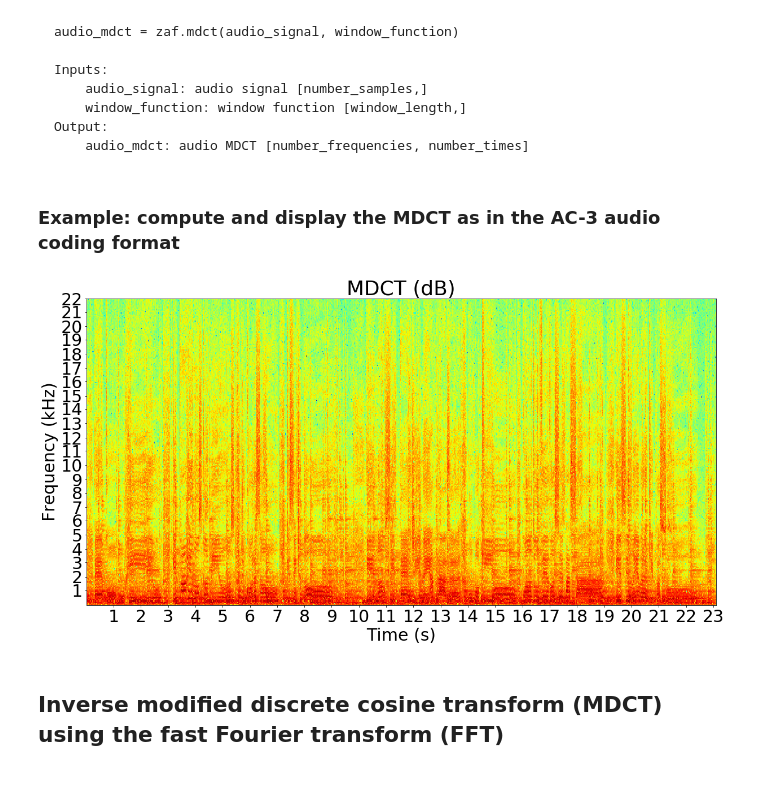
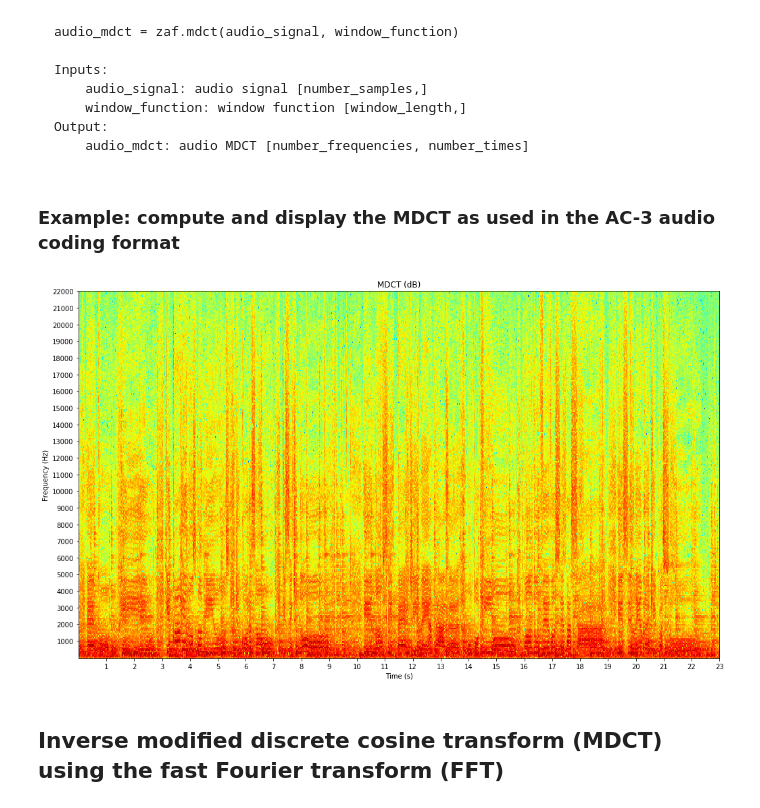
Before and after one commit to zafarrafii/Zaf-Python, a Jupyter notebook: examples.ipynb, the cells around one changed output. Saved outputs shown, nothing was run; the diff lists cells and outputs as text; code cells hidden in the pictures.

Commit message:
Finished mdct function and example.

````diff
--- a/examples.ipynb
+++ b/examples.ipynb
@@ -473,46 +473,37 @@ Output:
     audio_mdct: audio MDCT [number_frequencies, number_times]
 ```
 # %% [markdown]
-### Example: compute and display the MDCT as in the AC-3 audio coding format
+### Example: compute and display the MDCT as used in the AC-3 audio coding format
 # %%
 %matplotlib inline
 
-# Import modules
-import scipy.io.wavfile
+# Import the modules
 import numpy as np
-import z
+import zaf
 import matplotlib.pyplot as plt
 
-# Audio signal (normalized) averaged over its channels (expanded) and sample rate in Hz
-sample_rate, audio_signal = scipy.io.wavfile.read('audio_file.wav')
-audio_signal = audio_signal / (2.0**(audio_signal.itemsize*8-1))
+# Read the audio signal (normalized) with its sampling frequency in Hz, and average it over its channels
+audio_signal, sampling_frequency = zaf.wavread("audio_file.wav")
 audio_signal = np.mean(audio_signal, 1)
 
-# Kaiser-Bessel-derived (KBD) window as used in the AC-3 audio coding format
+# Compute the Kaiser-Bessel-derived (KBD) window as used in the AC-3 audio coding format
 window_length = 512
 alpha_value = 5
 window_function = np.kaiser(int(window_length/2)+1, alpha_value*np.pi)
 window_function2 = np.cumsum(window_function[1:int(window_length/2)])
 window_function = np.sqrt(np.concatenate((window_function2, window_function2[int(window_length/2)::-1]))
                           / np.sum(window_function))
 
-# MDCT
-audio_mdct = z.mdct(audio_signal, window_function)
+# Compute the MDCT
+audio_mdct = zaf.mdct(audio_signal, window_function)
 
-# MDCT displayed in dB, s, and kHz
-plt.figure(figsize=(20,10))
-plt.rc('font', size=30)
-plt.imshow(20*np.log10(np.absolute(audio_mdct)), aspect='auto', cmap='jet', origin='lower')
-plt.title('MDCT (dB)')
-plt.xticks(np.round(np.arange(1, np.floor(len(audio_signal)/sample_rate)+1)*sample_rate/(window_length/2)),
-           np.arange(1, int(np.floor(len(audio_signal)/sample_rate))+1))
-plt.xlabel('Time (s)')
-plt.yticks(np.round(np.arange(1e3, sample_rate/2+1, 1e3)/sample_rate*window_length),
-           np.arange(1, int(sample_rate/2*1e3)+1))
-plt.ylabel('Frequency (kHz)')
+# Display the MDCT in dB, seconds, and Hz
+plt.figure(figsize=(17, 10))
+zaf.specshow(np.absolute(audio_mdct), len(audio_signal), sampling_frequency, xtick_step=1, ytick_step=1000)
+plt.title("MDCT (dB)")
 plt.show()
 # %% [output]
-[figure, old version]
+[figure, new version]
 # %% [markdown]
 ## <a id="imdct"></a>Inverse modified discrete cosine transform (MDCT) using the fast Fourier transform (FFT)
 # %% [markdown]
````
Also changed, not shown: parts of 2 cells of this notebook, 2 other files.
